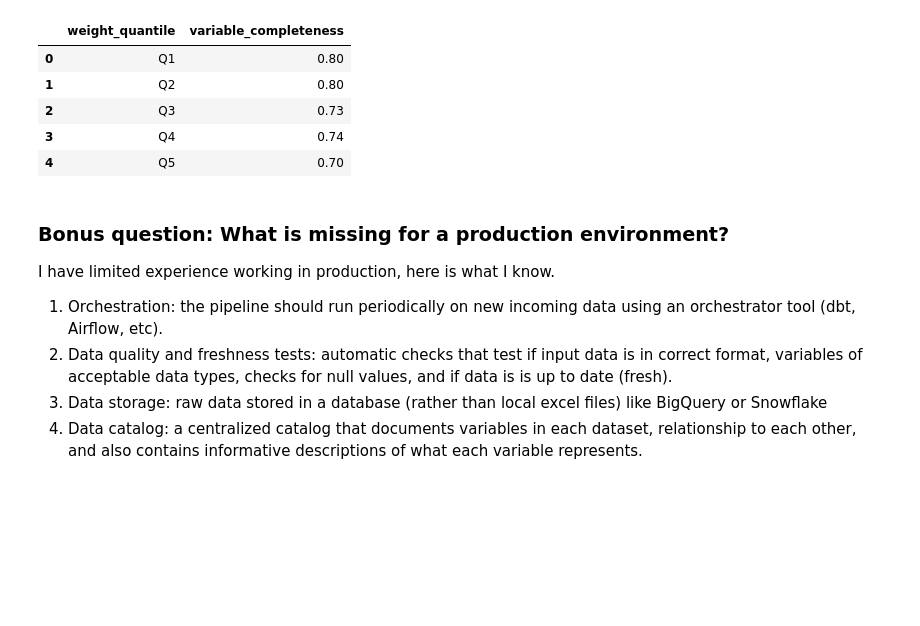
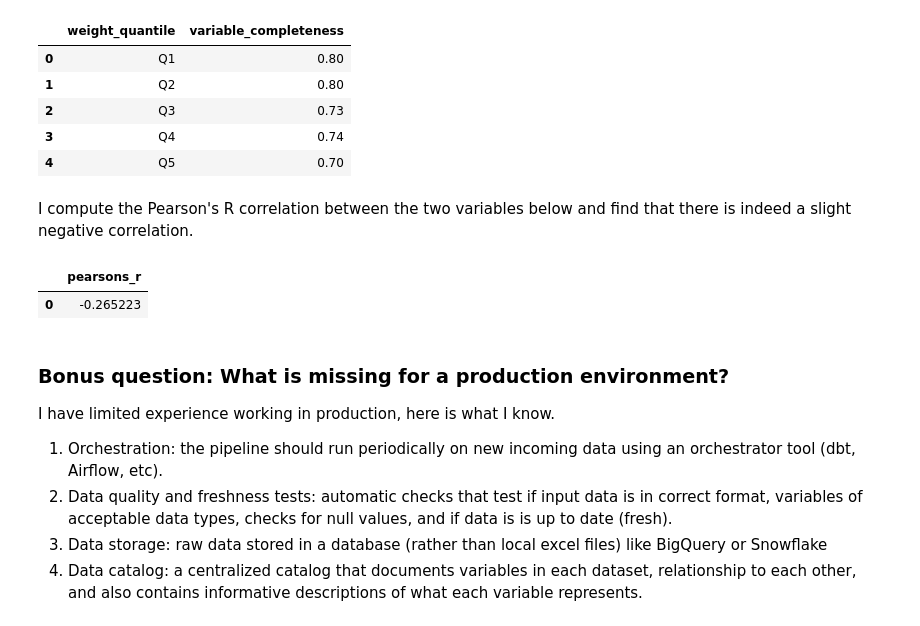
Before and after one commit to jonfoong/nexmart-codechallenge, a Jupyter notebook: notebooks/assignment.ipynb, the cells around one changed output. Cells and saved outputs as stored; diff of their text form; code cells hidden in the pictures; blank space fills up the shorter version.

Commit message:
feat: add pearsons r to analysis

```diff
--- a/notebooks/assignment.ipynb
+++ b/notebooks/assignment.ipynb
@@ -636,6 +638,79 @@ pandasql_instance(query, locals())
 | 2 | Q3 | 0.73 |
 | 3 | Q4 | 0.74 |
 | 4 | Q5 | 0.70 |
+# %% [markdown]
+I compute the Pearson's R correlation between the two variables below and find that there is indeed a slight negative correlation.
+# %%
+query = """
+        with get_weight as (
+        select distinct manufacturer_name, manufacturer_part_number,
+        article_number, cast(variable_value as FLOAT) as dimension_weight_kg
+        from final_df
+        where variable_name='dimension_weight_kg'
+        ),
+
+        get_weight_order as (
+        select *,
+        row_number() over (order by dimension_weight_kg) as rn
+        from get_weight
+        where dimension_weight_kg is not NULL
+        ),
+
+        get_total_rows as (
+        select *,
+         (select count(*) from get_weight where dimension_weight_kg is not null) as total_rows
+        from get_weight_order
+        ),
+
+        get_weight_quantiles as (
+        select *,
+        case
+            when rn <= total_rows/5 then 'Q1'
+            when rn <= 2*total_rows/5 then 'Q2'
+            when rn <= 3*total_rows/5 then 'Q3'
+            when rn <= 4*total_rows/5 then 'Q4'
+            else 'Q5'
+        end as weight_quantile
+        from get_total_rows
+        ),
+
+        join_data as (
+        select *
+        from final_df
+        join get_weight_quantiles
+        using (manufacturer_name, manufacturer_part_number, article_number)
+        ),
+
+        weight_and_completeness as (
+        select manufacturer_name, manufacturer_part_number, article_number, dimension_weight_kg,
+        round(avg(case when variable_value is null then 0 else 1 end), 2) as variable_completeness
+        from join_data
+        group by manufacturer_name, manufacturer_part_number, article_number, dimension_weight_kg
+        )
+
+        select (
+        count(*) * sum(dimension_weight_kg * variable_completeness) -
+        sum(dimension_weight_kg) * sum(variable_completeness)
+        ) /
+        (
+        sqrt(
+        count(*) * sum(dimension_weight_kg * dimension_weight_kg) -
+        sum(dimension_weight_kg) * sum(dimension_weight_kg)
+        ) *
+        sqrt(
+        count(*) * sum(variable_completeness * variable_completeness) -
+        sum(variable_completeness) * sum(variable_completeness)
+        )
+        ) as pearsons_r
+        from weight_and_completeness
+        where dimension_weight_kg is not null and variable_completeness is not null;
+
+        """
+
+pandasql_instance(query, locals())
+# %% [output]
+|  | pearsons_r |
+| 0 | -0.265223 |
 # %% [markdown]
 ### Bonus question: What is missing for a production environment?
 
```
Also changed, not shown: parts of 3 cells of this notebook.
